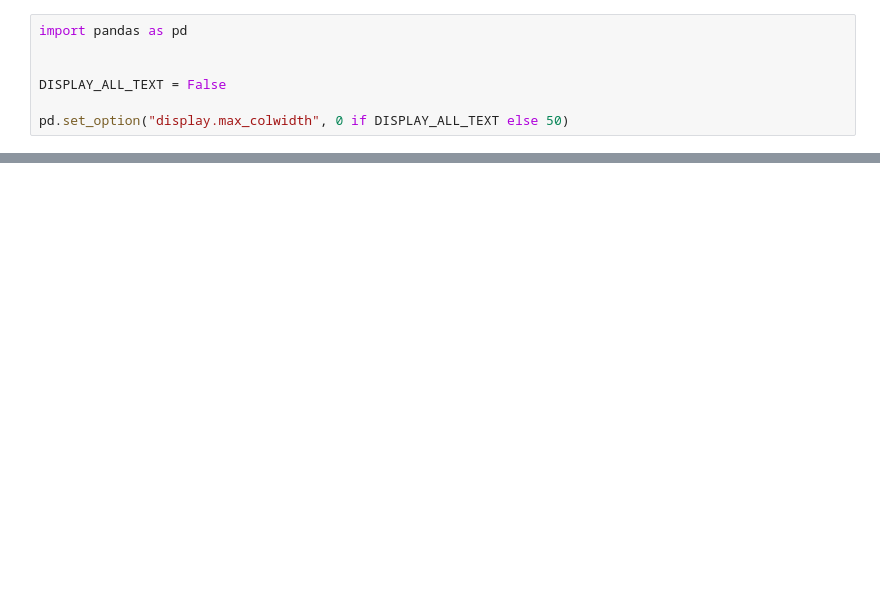
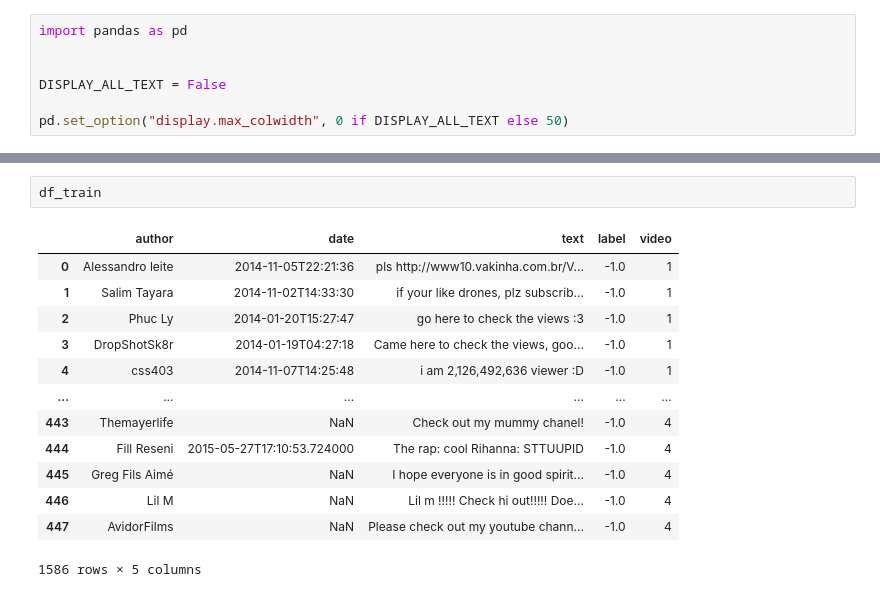
Before and after one commit to tonnamb/snorkel-tutorials, a Jupyter notebook: spam/01_spam_tutorial.ipynb, the cells around one changed output, grey strips where cells are left out. Saved outputs shown, nothing was run; the diff lists cells and outputs as text; blank space fills up the shorter version.

```diff
--- a/spam/01_spam_tutorial.ipynb
+++ b/spam/01_spam_tutorial.ipynb
@@ -47,0 +65,16 @@ FileNotFoundError: [Errno 2] No such file or directory: 'spam'
+# %%
+df_train
+# %% [output]
+|  | author | date | text | label | video |
+| 0 | Alessandro leite | 2014-11-05T22:21:36 | pls http://www10.vakinha.com.br/V... | -1.0 | 1 |
+| 1 | Salim Tayara | 2014-11-02T14:33:30 | if your like drones, plz subscrib... | -1.0 | 1 |
+| 2 | Phuc Ly | 2014-01-20T15:27:47 | go here to check the views :3﻿ | -1.0 | 1 |
+| 3 | DropShotSk8r | 2014-01-19T04:27:18 | Came here to check the views, goo... | -1.0 | 1 |
+| 4 | css403 | 2014-11-07T14:25:48 | i am 2,126,492,636 viewer :D﻿ | -1.0 | 1 |
+| ... | ... | ... | ... | ... | ... |
+| 443 | Themayerlife | NaN | Check out my mummy chanel! | -1.0 | 4 |
+| 444 | Fill Reseni | 2015-05-27T17:10:53.724000 | The rap: cool Rihanna: STTUUPID﻿ | -1.0 | 4 |
+| 445 | Greg Fils Aimé | NaN | I hope everyone is in good spirit... | -1.0 | 4 |
+| 446 | Lil M | NaN | Lil m !!!!! Check hi out!!!!! Doe... | -1.0 | 4 |
+| 447 | AvidorFilms | NaN | Please check out my youtube chann... | -1.0 | 4 |
+1586 rows × 5 columns
```
Also changed, not shown: parts of 40 cells of this notebook, 1 other file.
